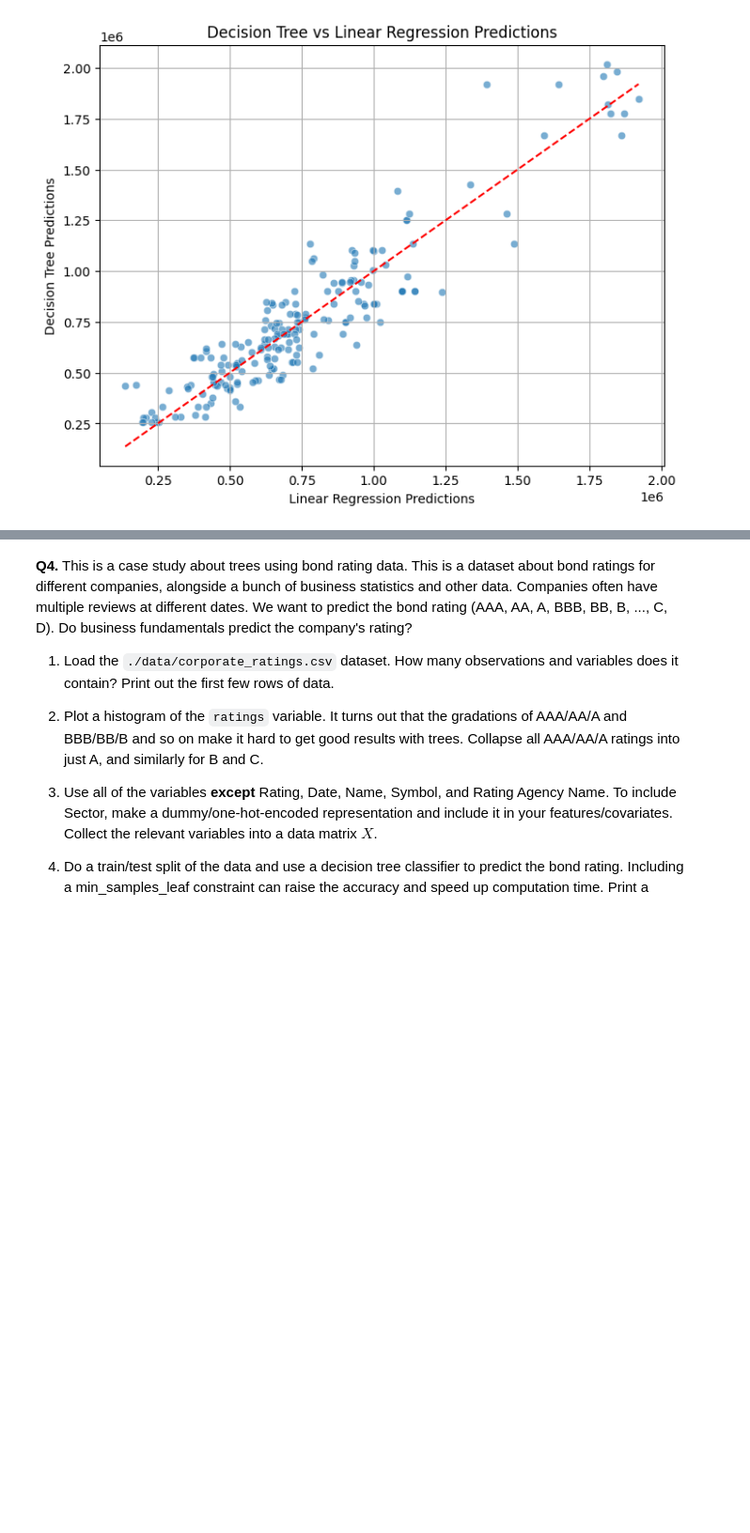
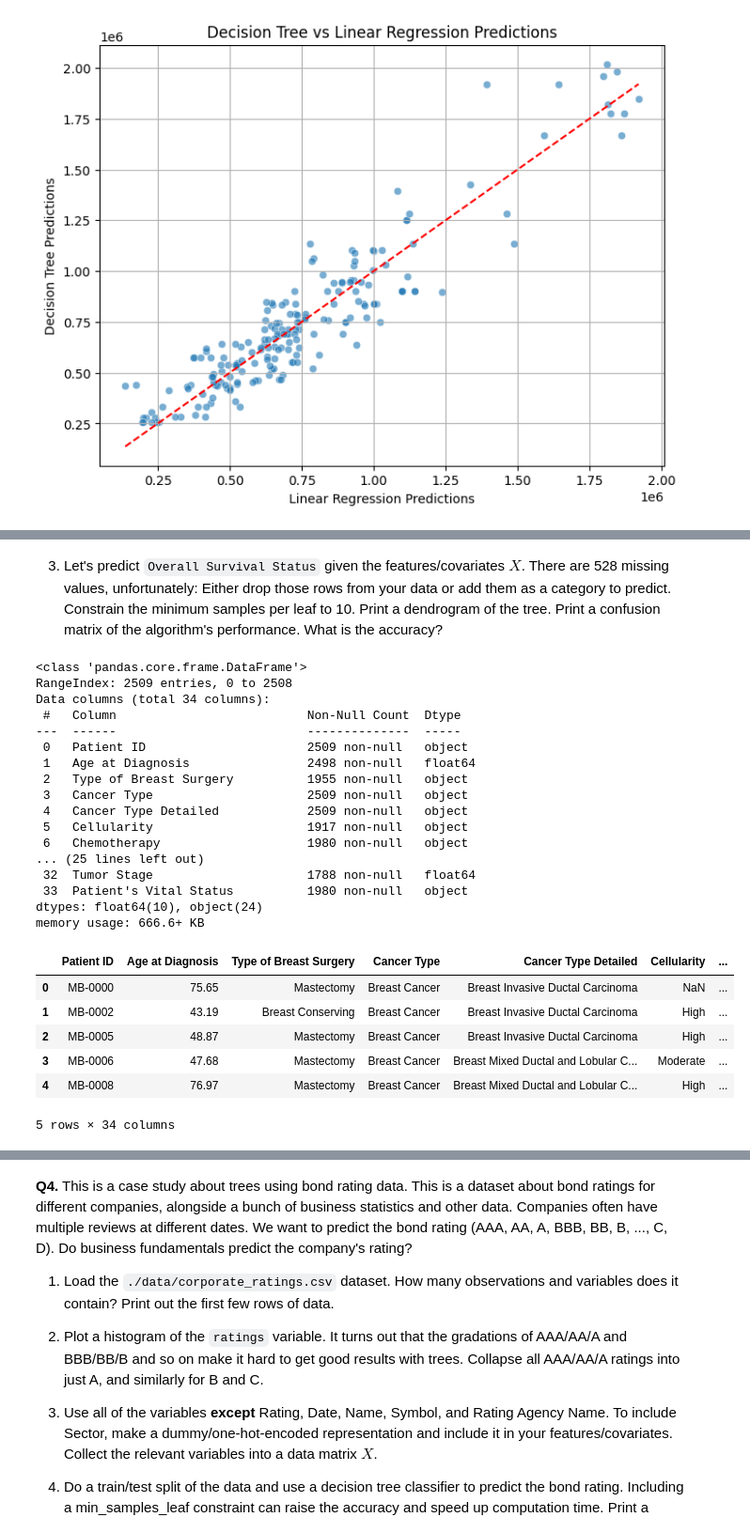
Before and after one commit to isaactabor21/trees, a Jupyter notebook: assignment/assignment.ipynb, the cells around one changed output, grey strips where cells are left out. Shown at 94% size. Cells and saved outputs as stored; diff of their text form; code cells hidden in the pictures; blank space fills up the shorter version.

```diff
--- a/assignment/assignment.ipynb
+++ b/assignment/assignment.ipynb
@@ -310,0 +291,35 @@ plt.show()
+# %% [markdown]
+3. Let's predict `Overall Survival Status` given the features/covariates $X$. There are 528 missing values, unfortunately: Either drop those rows from your data or add them as a category to predict. Constrain the minimum samples per leaf to 10. Print a dendrogram of the tree. Print a confusion matrix of the algorithm's performance. What is the accuracy?
+# %%
+# Part 1
+df = pd.read_csv("/content/trees/assignment/data/Breast Cancer METABRIC.csv")
+df.info()
+df.head()
+
+# 2509 observations
+# 34 variables
+# %% [output]
+<class 'pandas.core.frame.DataFrame'>
+RangeIndex: 2509 entries, 0 to 2508
+Data columns (total 34 columns):
+ #   Column                          Non-Null Count  Dtype
+---  ------                          --------------  -----
+ 0   Patient ID                      2509 non-null   object
+ 1   Age at Diagnosis                2498 non-null   float64
+ 2   Type of Breast Surgery          1955 non-null   object
+ 3   Cancer Type                     2509 non-null   object
+ 4   Cancer Type Detailed            2509 non-null   object
+ 5   Cellularity                     1917 non-null   object
+ 6   Chemotherapy                    1980 non-null   object
+... (25 lines left out)
+ 32  Tumor Stage                     1788 non-null   float64
+ 33  Patient's Vital Status          1980 non-null   object
+dtypes: float64(10), object(24)
+memory usage: 666.6+ KB
+|  | Patient ID | Age at Diagnosis | Type of Breast Surgery | Cancer Type | Cancer Type Detailed | Cellularity | ... |
+| 0 | MB-0000 | 75.65 | Mastectomy | Breast Cancer | Breast Invasive Ductal Carcinoma | NaN | ... |
+| 1 | MB-0002 | 43.19 | Breast Conserving | Breast Cancer | Breast Invasive Ductal Carcinoma | High | ... |
+| 2 | MB-0005 | 48.87 | Mastectomy | Breast Cancer | Breast Invasive Ductal Carcinoma | High | ... |
+| 3 | MB-0006 | 47.68 | Mastectomy | Breast Cancer | Breast Mixed Ductal and Lobular C... | Moderate | ... |
+| 4 | MB-0008 | 76.97 | Mastectomy | Breast Cancer | Breast Mixed Ductal and Lobular C... | High | ... |
+5 rows × 34 columns
```
Also changed, not shown: parts of 17 cells of this notebook.
